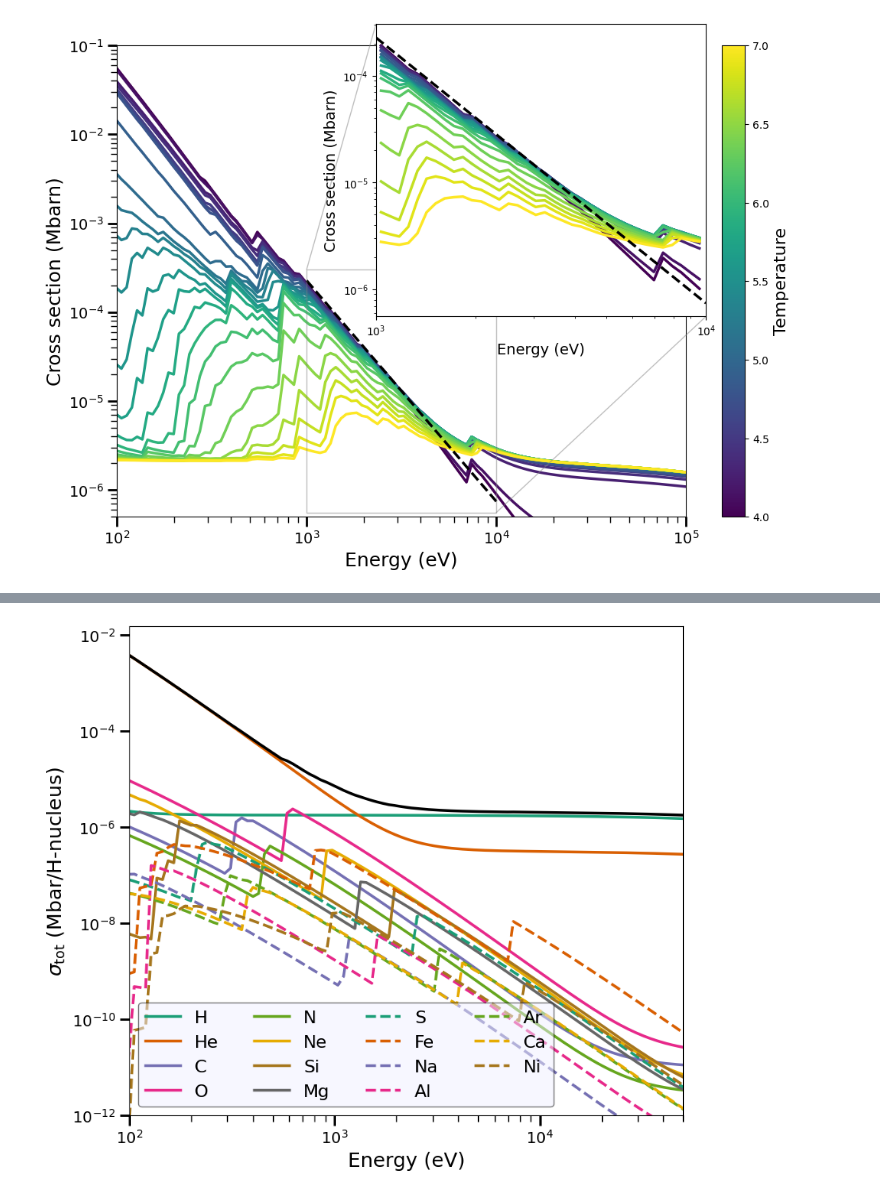
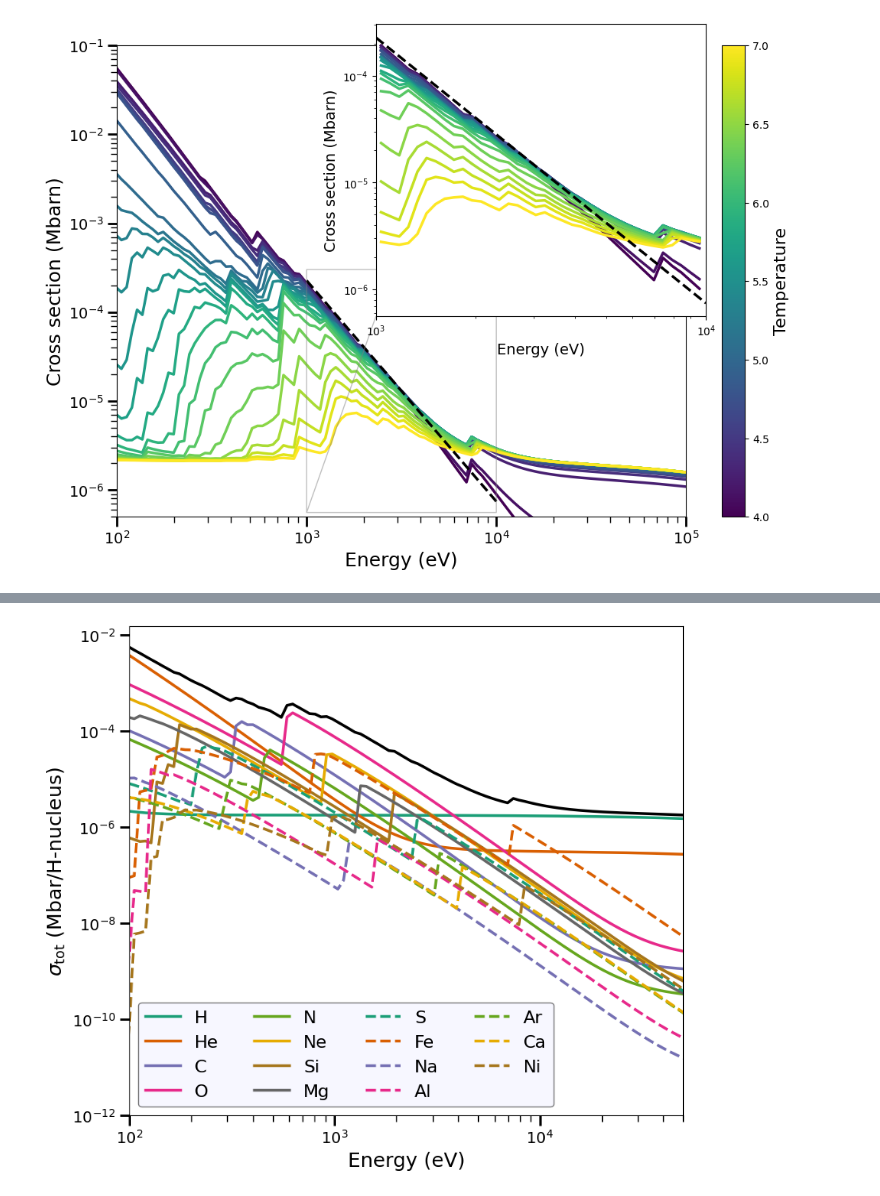
Before and after one commit to AstroBrandt/XRayCrossSections, a Jupyter notebook: xray_crosssec.ipynb, the cells around one changed output, grey strips where cells are left out. Drawn from its saved outputs; the diff is of its cells as text; code cells hidden in the pictures.

```diff
--- a/xray_crosssec.ipynb
+++ b/xray_crosssec.ipynb
@@ -21,6 +20,8 @@ mp = 1.672621911E-24 #g
 planckev = 4.135667696E-15
 cang = 3E18 #Angstroms/s
 
+writeFiles = False
+
 elements = ['h', 'he',  'c', 'o', 'n', 'ne', 'si', 'mg', 's', 'fe', 'na', 'al', 'ar', 'ca', 'ni']
 Zelements =[1, 2, 6, 8, 7, 10, 14, 12, 16, 26, 11, 13, 18, 20, 28]
 # %%
@@ -36,19 +37,6 @@ def func(E, n, l, params):
     sig = sigma0*Fy
     sig[np.where(E < Eth)] = 0.
     return sig
-
-#Klein-Nishina cross section OLD
-'''def KNcross(E):
-    emass = 510998.9461 #ev/c^2
-    x = E/emass
-    fac1 = (1. + x)/(x*x*x)
-    fac2 = ((2.*x*(1. + x))/(1. + 2.*x)) - np.log(1. + 2.*x)
-    fac3 = (1./(2.*x))*np.log(1. + 2.*x)
-    fac4 = (1. + 3.*x)/((1. + 2.*x)*(1. + 2.*x))
-    facT = fac1*fac2 + fac3 - fac3
-    re = 2.8179403227E-13 #cm
-    facT[np.where(E<50.)] = (4./3.)
-    return (2.*np.pi*re**2*facT)*1E18'''
 
 #Klein-Nishina cross section from Longair+2011
 def KNcross(E):
@@ -68,8 +56,10 @@ def KNcross(E):
 crossDat = np.loadtxt('verner1995.tsv', comments='#')
 fitDict = {}
 for (i, row) in enumerate(crossDat):
-    Z = int(row[0]); Nele = int(row[1])
-    n = int(row[2]); l = int(row[3])
+    Z = int(row[0])
+    Nele = int(row[1])
+    n = int(row[2])
+    l = int(row[3])
     ID = (Z,Nele,n,l)
     fitParms = row[4:]
     fitDict[ID] = fitParms
@@ -94,7 +84,7 @@ xsecs = []
 abund_dict = {}
 Z_dict = {}
 fabund = open("proto_solar_2009_lodders.abund", 'r')
-metal = 1E-2
+metal = 1.0
 for (i, line) in enumerate(fabund.readlines()):
     if (i >= 30):
         break
@@ -317,37 +304,38 @@ plt.show()
 sigma_tot = np.zeros(Nres)
 for (i,el) in enumerate(elements):
     sigma_tot += abund_dict[el]*(sigmaSpec[el])
     sigma_tot += abund_dict[el]*(comptSpec[el])
 fig = plt.figure(figsize=(9,8))
 ax = fig.add_subplot(111)
 
 lws = ['-', '--']
 
 for (i,el) in enumerate(elements):
     eles.append(el.capitalize())
     custom_lines.append(Line2D([0],[0], linestyle=lws[int(i/8)], color=plt.cm.Dark2(float(i%8)/8.), lw=2.5))
     splot = abund_dict[el]*(sigmaSpec[el]+comptSpec[el])
     ax.loglog(Earr, splot, linewidth=2.5, linestyle=lws[int(i/8)] ,color=plt.cm.Dark2(float(i%8)/8.))
 
 ax.loglog(Earr, sigma_tot, 'k-', lw=2.5)
 
 ax.legend(custom_lines, eles, loc=3, ncol=4, facecolor='#f0f0ff', edgecolor='k', framealpha=0.5, fontsize=16)
 eles = []
 custom_lines = []
 
 ax.set_xlim(1E2, 5E4)
 ax.set_xlabel("Energy (eV)", fontsize=18)
 ax.set_ylabel(r"$\sigma_{\rm tot}$ (Mbar/H-nucleus)", fontsize=18)
 ax.tick_params(which='major', axis='both', labelsize=14, length=9, width=2)
 ax.tick_params(which='minor', axis='both', length=6, width=1.)
-fig.savefig("total_cross.pdf", bbox_inches='tight')
+fig.savefig("Figures/cross_sections_allSpec.pdf")
 ax.set_ylim(1E-12, 1.5E-2)
 plt.show()
 
-f = open("xsec_select.dat", "w+")
-for i in range(Nres):
-    f.write("%.2e\t%.2e\n"%(Earr[i], sigma_tot[i]/1E18))
-f.write("\n")
-f.close()
+if writeFiles:
+    f = open("xsec_select.dat", "w+")
+    for i in range(Nres):
+        f.write("%.2e\t%.2e\n"%(Earr[i], sigma_tot[i]/1E18))
+    f.write("\n")
+    f.close()
 # %% [output]
-[figure, old version]
+[figure, new version]
```
Also changed, not shown: parts of 5 cells of this notebook, 10 other files.
